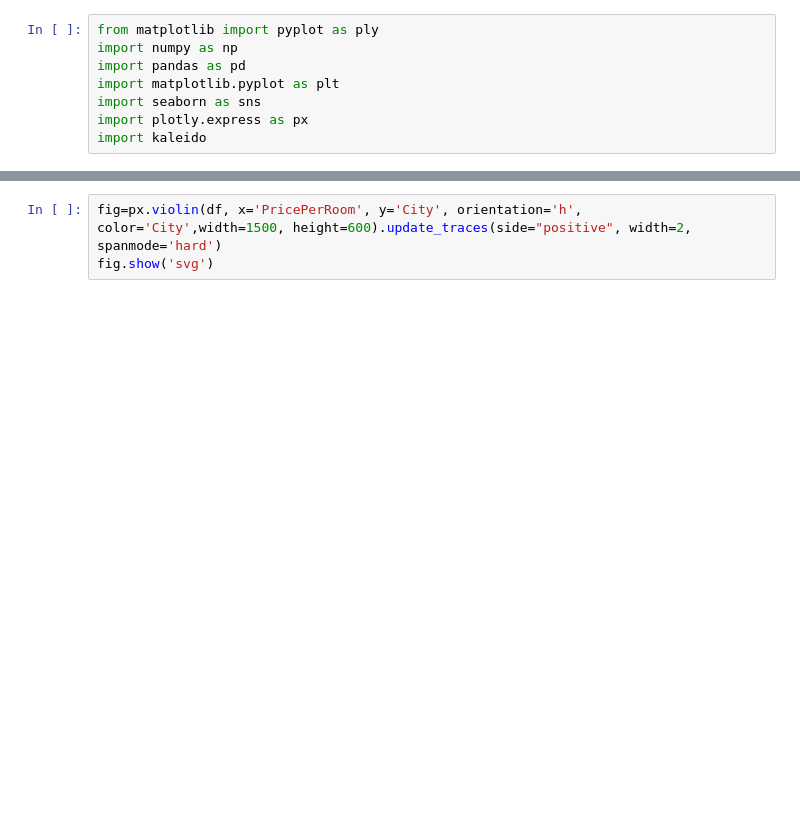
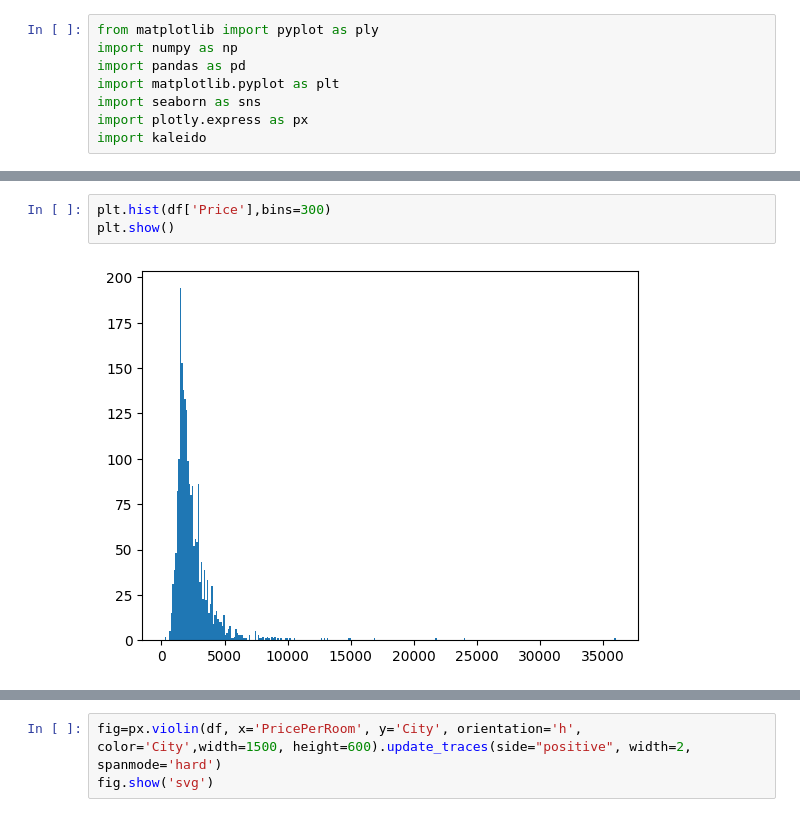
Before and after one commit to sew-th/python-data-analytics, a Jupyter notebook: Analysis Immoscout data.ipynb, the cells around one changed output, grey strips where cells are left out. Saved outputs shown, nothing was run; the diff lists cells and outputs as text; blank space fills up the shorter version.

```diff
--- a/Analysis Immoscout data.ipynb
+++ b/Analysis Immoscout data.ipynb
@@ -16,0 +50,5 @@ df=df[df.Price<=10000]
+# %%
+plt.hist(df['Price'],bins=300)
+plt.show()
+# %% [output]
+[figure, added]
```
Also changed, not shown: parts of 20 cells of this notebook.
